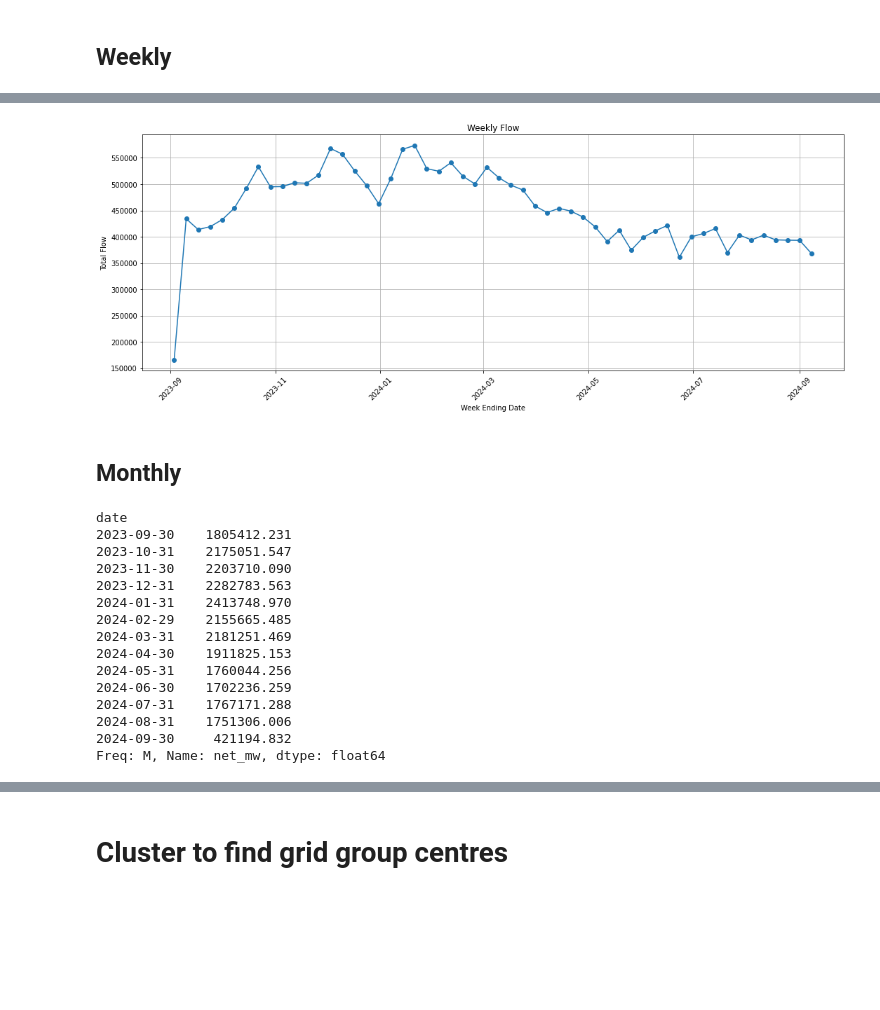
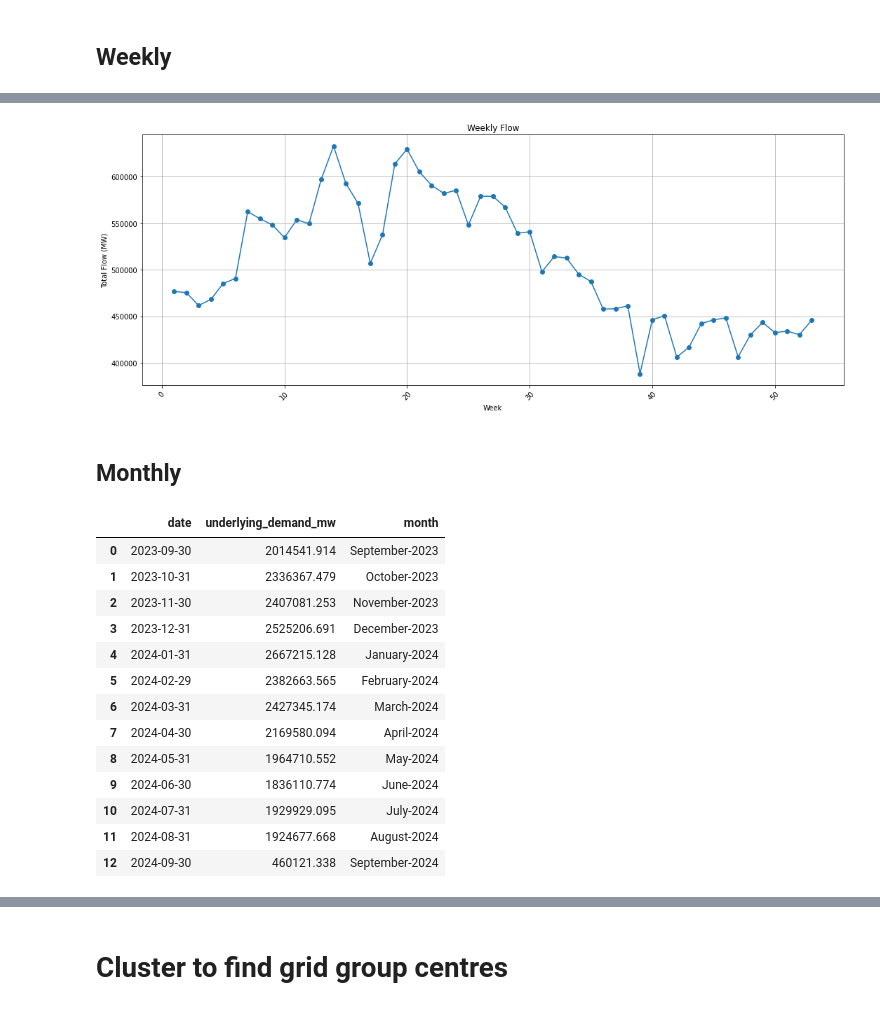
Before and after one commit to frkz501/final-project-patit, a Jupyter notebook: code.ipynb, the cells around one changed output, grey strips where cells are left out. Drawn from its saved outputs; the diff is of its cells as text; code cells hidden in the pictures; blank space fills up the shorter version.

Commit message:
change to underlying demands

```diff
--- a/code.ipynb
+++ b/code.ipynb
@@ -299,6 +312,6 @@ plt.show()
 # %% [markdown]
 ## Weekly
 # %%
-df_flow_wk = df_flow_m.resample('W-SUN', on='date')['net_mw'].sum()
+df_flow_wk = df_flow_m.resample('W-THU', on='date')['underlying_demand_mw'].sum().reset_index()
 df_flow_wk
 # %% [output]
@@ -322,35 +335,34 @@ Freq: W-SUN, Name: net_mw, dtype: float64
 # %%
 plt.figure(figsize=(15, 6))
-plt.plot(df_flow_wk.index, df_flow_wk.values, marker='o')
-plt.xlabel('Week Ending Date')
-plt.ylabel('Total Flow')
+plt.plot(df_flow_wk.index[:-1] + 1, df_flow_wk['underlying_demand_mw'][:-1], marker='o') # cut last week as not full 7 days
+plt.xlabel('Week')
+plt.ylabel('Total Flow (MW)')
 plt.title('Weekly Flow')
 plt.xticks(rotation=45)
 plt.grid(True)
 plt.tight_layout()
 plt.show()
 # %% [output]
-[figure, old version]
+[figure, new version]
 # %% [markdown]
 ## Monthly
 # %%
-df_flow_ml = df_flow_m.resample('M', on='date')['net_mw'].sum()
+df_flow_ml = df_flow_m.resample('M', on='date')['underlying_demand_mw'].sum().reset_index().assign(month = lambda x:x.date.dt.month_name() + '-' + x.date.astype(str).str[:4])
 df_flow_ml
 # %% [output]
-date
-2023-09-30    1805412.231
-2023-10-31    2175051.547
-2023-11-30    2203710.090
-2023-12-31    2282783.563
-2024-01-31    2413748.970
-2024-02-29    2155665.485
-2024-03-31    2181251.469
-2024-04-30    1911825.153
-2024-05-31    1760044.256
-2024-06-30    1702236.259
-2024-07-31    1767171.288
-2024-08-31    1751306.006
-2024-09-30     421194.832
-Freq: M, Name: net_mw, dtype: float64
+|  | date | underlying_demand_mw | month |
+| 0 | 2023-09-30 | 2014541.914 | September-2023 |
+| 1 | 2023-10-31 | 2336367.479 | October-2023 |
+| 2 | 2023-11-30 | 2407081.253 | November-2023 |
+| 3 | 2023-12-31 | 2525206.691 | December-2023 |
+| 4 | 2024-01-31 | 2667215.128 | January-2024 |
+| 5 | 2024-02-29 | 2382663.565 | February-2024 |
+| 6 | 2024-03-31 | 2427345.174 | March-2024 |
+| 7 | 2024-04-30 | 2169580.094 | April-2024 |
+| 8 | 2024-05-31 | 1964710.552 | May-2024 |
+| 9 | 2024-06-30 | 1836110.774 | June-2024 |
+| 10 | 2024-07-31 | 1929929.095 | July-2024 |
+| 11 | 2024-08-31 | 1924677.668 | August-2024 |
+| 12 | 2024-09-30 | 460121.338 | September-2024 |
 # %%
 plt.figure(figsize=(10, 6))  # Set plot size
```
Also changed, not shown: parts of 21 cells of this notebook.
